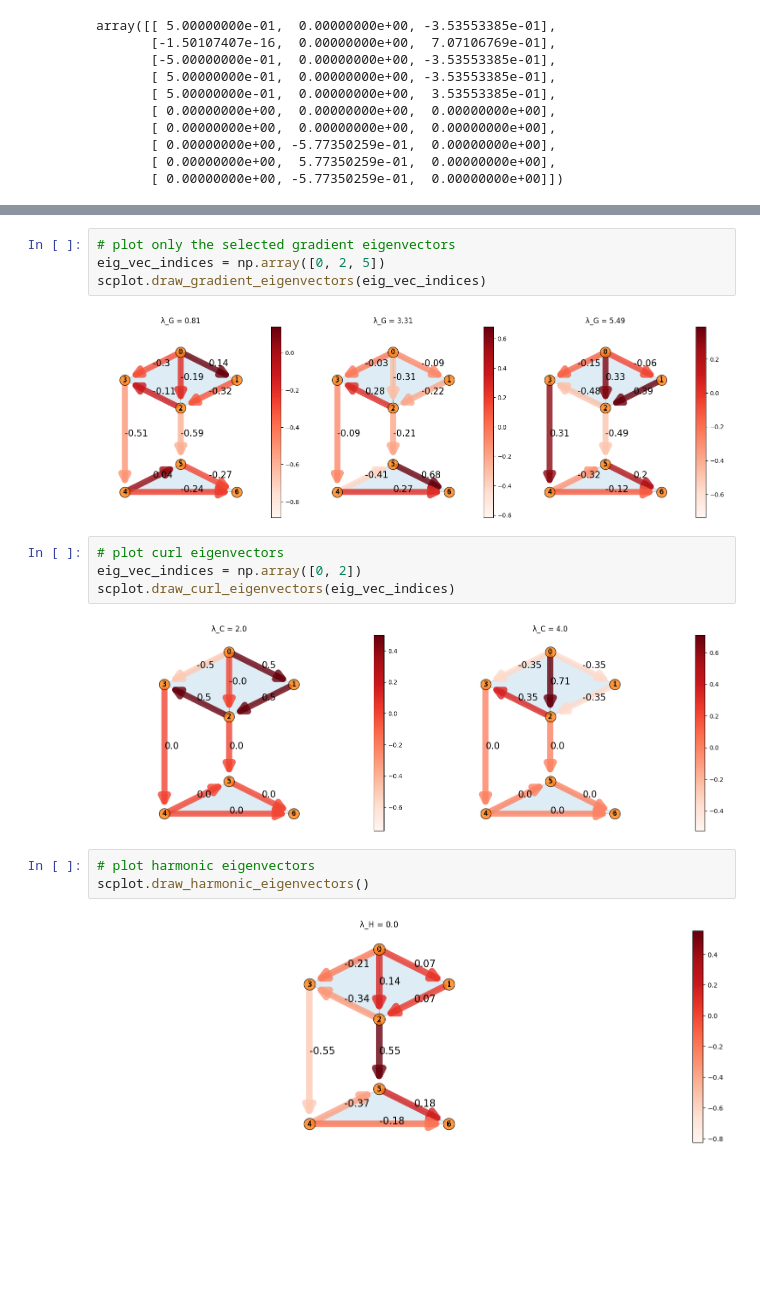
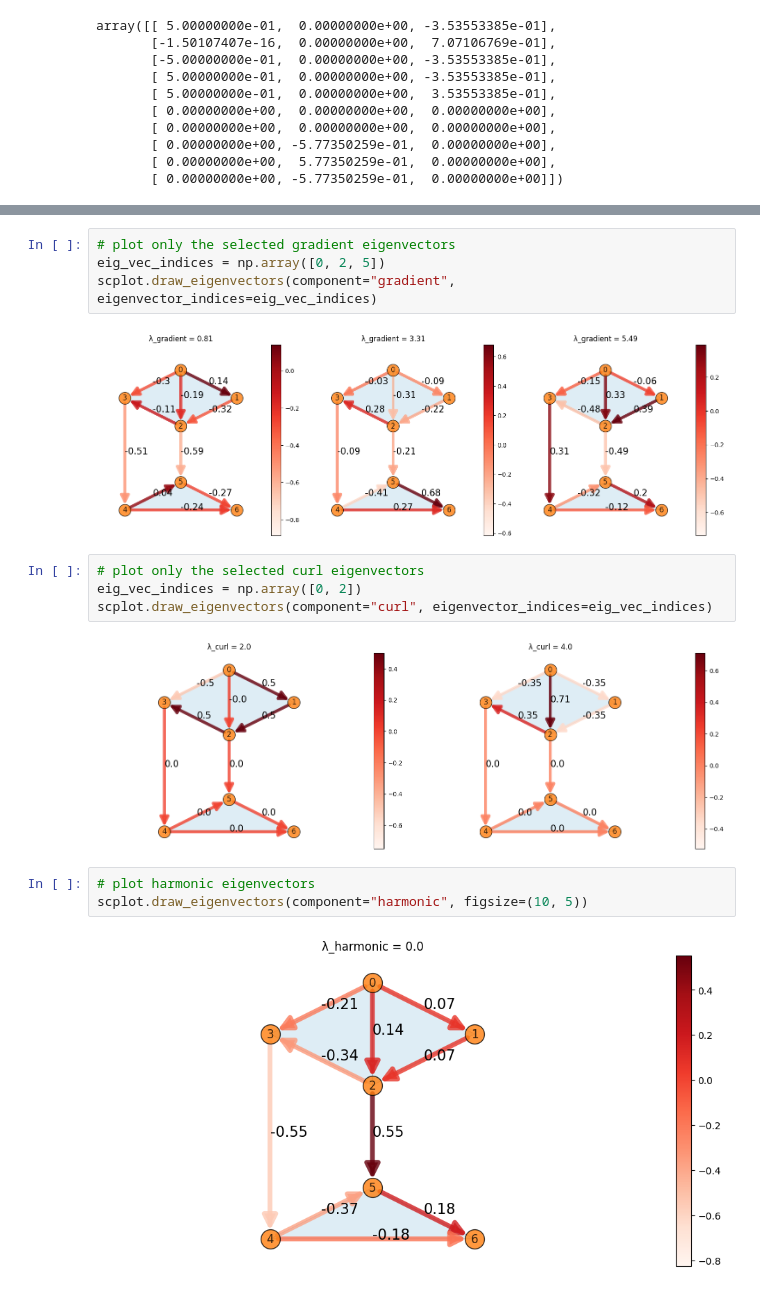
Before and after one commit to irtazahashmi/pytspl, a Jupyter notebook: notebooks/eigendecomposition.ipynb, the cells around one changed output, grey strips where cells are left out. Drawn from its saved outputs; the diff is of its cells as text; blank space fills up the shorter version.

Commit message:
Improved visualization.

```diff
--- a/notebooks/eigendecomposition.ipynb
+++ b/notebooks/eigendecomposition.ipynb
@@ -111,17 +111,17 @@ scplot.draw_gradient_eigenvectors(with_labels=True)
 # %%
 # plot only the selected gradient eigenvectors
 eig_vec_indices = np.array([0, 2, 5])
-scplot.draw_gradient_eigenvectors(eig_vec_indices)
+scplot.draw_eigenvectors(component="gradient", eigenvector_indices=eig_vec_indices)
 # %% [output]
-[figure, old version]
+[figure, new version]
 # %%
-# plot curl eigenvectors
+# plot only the selected curl eigenvectors
 eig_vec_indices = np.array([0, 2])
-scplot.draw_curl_eigenvectors(eig_vec_indices)
+scplot.draw_eigenvectors(component="curl", eigenvector_indices=eig_vec_indices)
 # %% [output]
-[figure, old version]
+[figure, new version]
 # %%
 # plot harmonic eigenvectors
-scplot.draw_harmonic_eigenvectors()
+scplot.draw_eigenvectors(component="harmonic", figsize=(10, 5))
 # %% [output]
-[figure, old version]
+[figure, new version]
```
Also changed, not shown: parts of 2 cells of this notebook, 7 other files.
